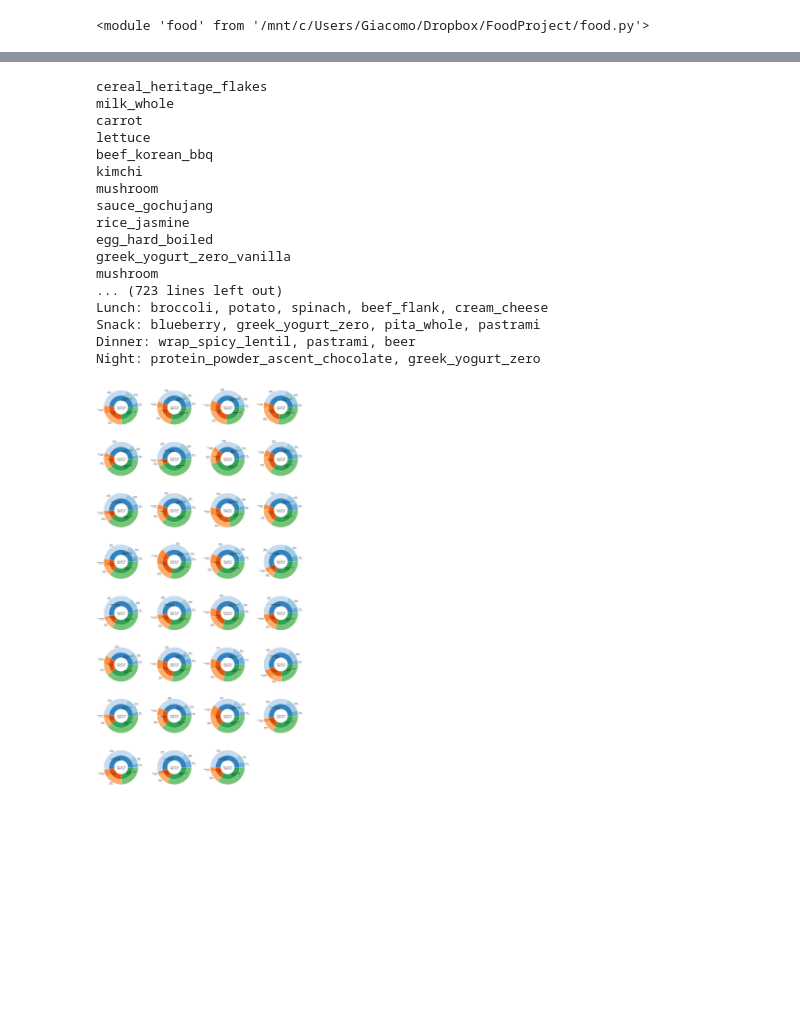
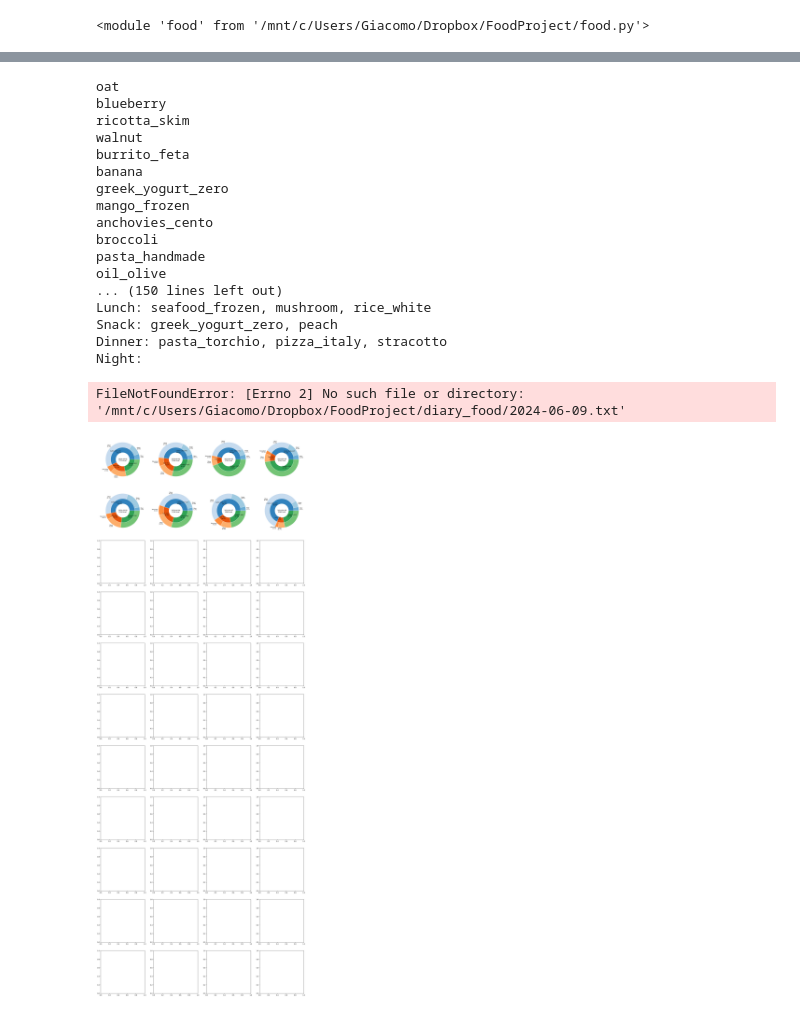
Before and after one commit to giacomoscanavini/food_project, a Jupyter notebook: testing.ipynb, the cells around one changed output, grey strips where cells are left out. Drawn from its saved outputs; the diff is of its cells as text; code cells hidden in the pictures; blank space fills up the shorter version.

```diff
--- a/testing.ipynb
+++ b/testing.ipynb
@@ -135,41 +96,42 @@ Night: mango_frozen
 # %%
-dates = food.generate_dates(start='2024-05-01', end='2024-05-31', year=None, month=None)
+dates = food.generate_dates(start='2024-06-01', end='2024-06-30', year=None, month=None)
 N = len(dates)
 
 cols = 4
 rows = N // 3
 if N % cols > 0:
     rows += 1
 
 fig, axs = plt.subplots(rows, cols, figsize=(6*cols, 6*rows))
 for i in range(rows):
     for j in range(cols):
         idx = cols * i + j
         if idx >= N:
             axs[i,j].set_axis_off()
         else:
             date = dates[idx]
             diary_entry_path = f"{diary_path}{date}.txt"
             if N <= cols:
                 food.plot_pie_given_day(database_path, diary_entry_path, axs[j])
             else:
                 food.plot_pie_given_day(database_path, diary_entry_path, axs[i,j])
 # %% [output]
-cereal_heritage_flakes
-milk_whole
-carrot
-lettuce
-beef_korean_bbq
-kimchi
-mushroom
-sauce_gochujang
-rice_jasmine
-egg_hard_boiled
-greek_yogurt_zero_vanilla
-mushroom
-... (723 lines left out)
-Lunch: broccoli, potato, spinach, beef_flank, cream_cheese
-Snack: blueberry, greek_yogurt_zero, pita_whole, pastrami
-Dinner: wrap_spicy_lentil, pastrami, beer
-Night: protein_powder_ascent_chocolate, greek_yogurt_zero
+oat
+blueberry
+ricotta_skim
+walnut
+burrito_feta
+banana
+greek_yogurt_zero
+mango_frozen
+anchovies_cento
+broccoli
+pasta_handmade
+oil_olive
+... (150 lines left out)
+Lunch: seafood_frozen, mushroom, rice_white
+Snack: greek_yogurt_zero, peach
+Dinner: pasta_torchio, pizza_italy, stracotto
+Night:
+FileNotFoundError: [Errno 2] No such file or directory: '/mnt/c/Users/Giacomo/Dropbox/FoodProject/diary_food/2024-06-09.txt'
-[figure, old version]
+[figure, new version]
```
Also changed, not shown: parts of 3 cells of this notebook, 19 other files.
